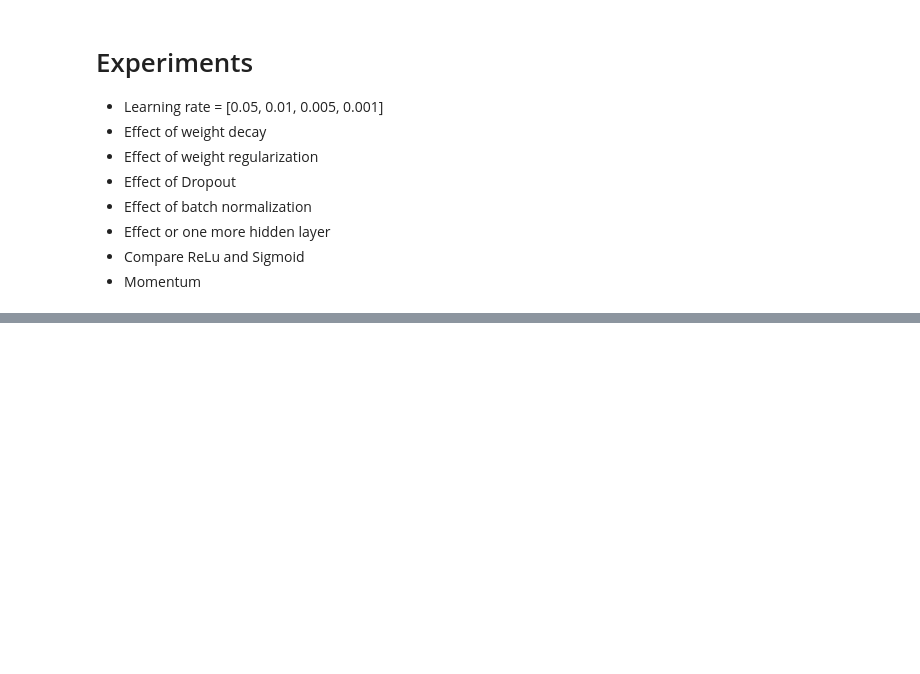
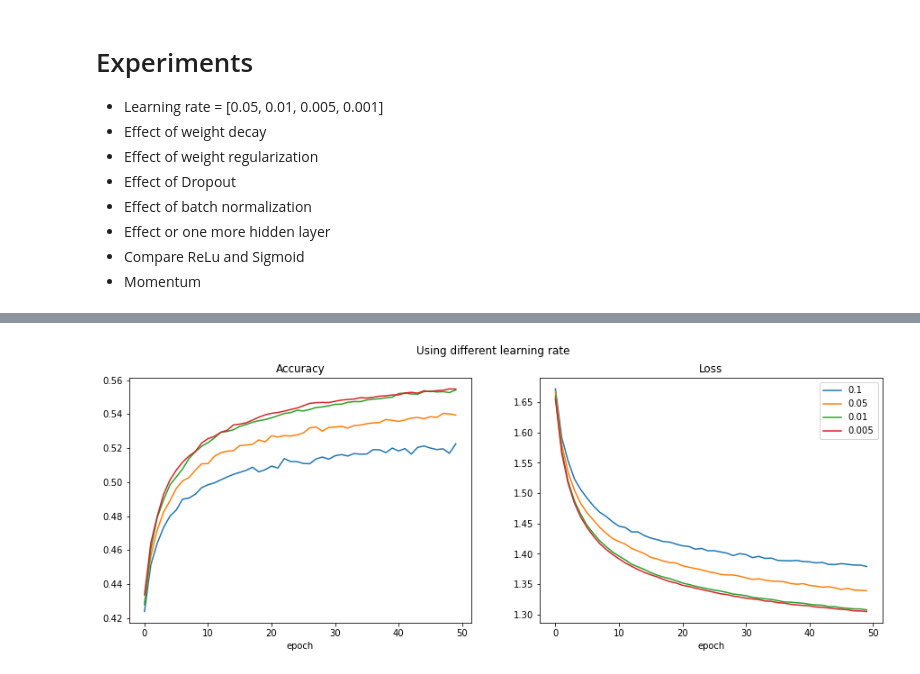
Before and after one commit to jhnliu/comp5349, a Jupyter notebook: COMP5349_Assignment_1_code.ipynb, the cells around one changed output, grey strips where cells are left out. Cells and saved outputs as stored; diff of their text form; code cells hidden in the pictures; blank space fills up the shorter version.

```diff
--- a/COMP5349_Assignment_1_code.ipynb
+++ b/COMP5349_Assignment_1_code.ipynb
@@ -652,3 +653,15 @@ acc:0.3204 |loss:2.2833
 - Effect or one more hidden layer
 - Compare ReLu and Sigmoid
 - Momentum
+# %%
+# Apply Mini-batch
+def create_batches(inputs, targets, batchsize=64):
+
+    assert inputs.shape[0] == targets.shape[0] # Ensure the input and label has same length
+    indices = np.arange(inputs.shape[0]) # Create a list of indices with length of the input samples
+    np.random.shuffle(indices) # Random sample the indices
+
+    # Yield the batches for training
+    for start_idx in range(0, inputs.shape[0] - batchsize + 1, batchsize):
+        excerpt = indices[start_idx:start_idx + batchsize]
+        yield inputs[excerpt], targets[excerpt]
@@ -654,0 +797,7 @@ acc:0.3204 |loss:2.2833
+# %%
+all_acc = []
+all_loss = []
+test_acc = []
+test_loss = []
+for i in dropout_rate:
+    experiment(50, batch_size, learning_rate, i, all_acc, all_loss, test_acc, test_loss, y_train, y_test)
@@ -654,0 +821,21 @@ acc:0.3204 |loss:2.2833
+# %%
+
+fig, axs = plt.subplots(1,2, figsize=(15,5))
+
+for label, i in enumerate(all_acc):
+    axs[0].plot(i, label=dropout_rate[label])
+
+axs[0].set_title("Accuracy")
+axs[0].set_xlabel("epoch")
+
+for label, i in enumerate(all_loss):
+    axs[1].plot(i, label=dropout_rate[label])
+axs[1].set_title("Loss")
+axs[1].set_xlabel("epoch")
+
+
+fig.suptitle('Using different learning rate')
+plt.legend()
+plt.show()
+# %% [output]
+[figure, added]
```
Also changed, not shown: parts of 3 cells of this notebook.
